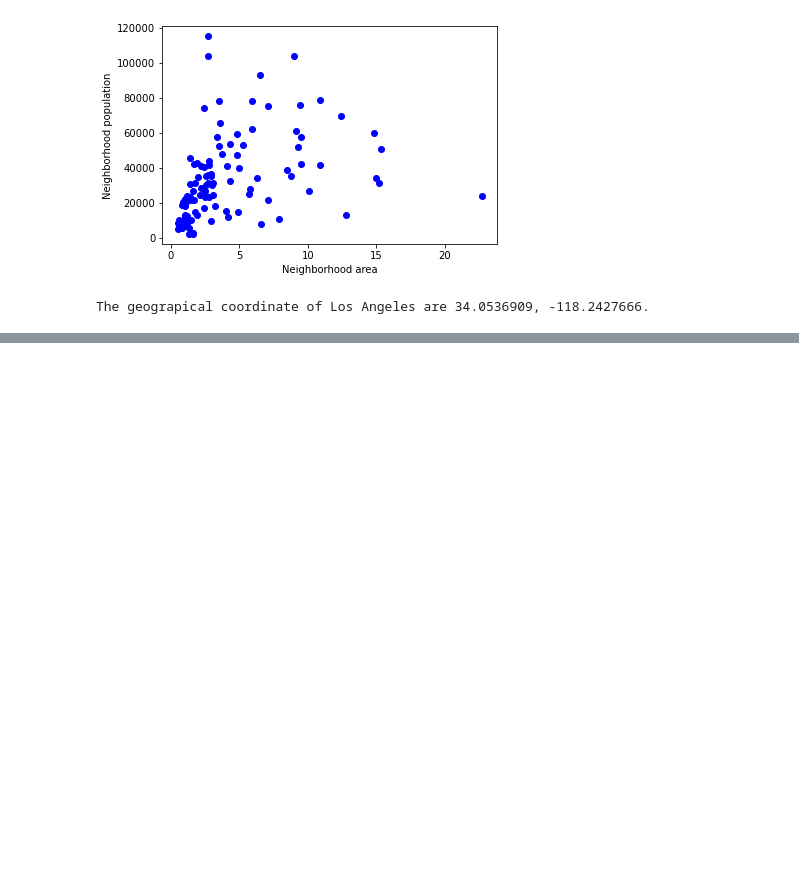
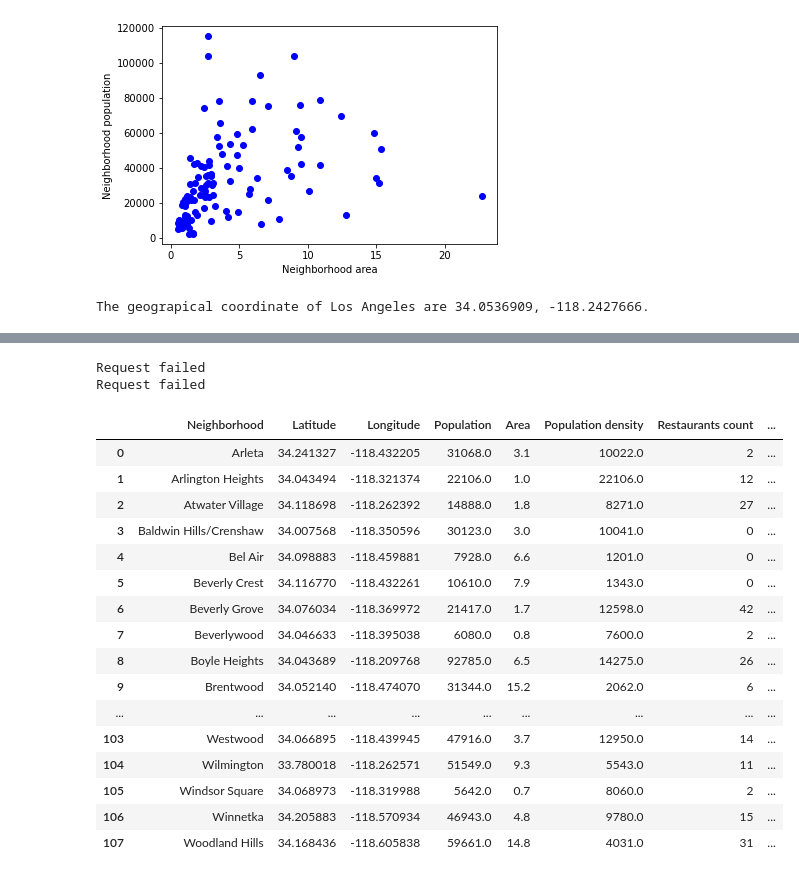
Before and after one commit to hammoud39/Machine_learning_capstone, a Jupyter notebook: Capstone Project - The Battle of Neighborhoods.ipynb, the cells around one changed output, grey strips where cells are left out. Drawn from its saved outputs; the diff is of its cells as text; code cells hidden in the pictures; blank space fills up the shorter version.

```diff
--- a/Capstone Project - The Battle of Neighborhoods.ipynb
+++ b/Capstone Project - The Battle of Neighborhoods.ipynb
@@ -183,8 +187,8 @@ for row in area_table:
     neighbor_name = row.findAll('td')[0].a.renderContents().strip().decode("utf-8").replace("_", " ").replace("-", " ")
     population = float(row.findAll('td')[11].renderContents())
     area = float(row.findAll('td')[12].renderContents())
-    if any(neighborhoods_df['Neighborhood'] == neighbor_name):
-        neighborhoods_df.loc[neighborhoods_df['Neighborhood'] == neighbor_name, 'Population'] = population
-        neighborhoods_df.loc[neighborhoods_df['Neighborhood'] == neighbor_name, 'Area'] = area
+    if any(LA_df['Neighborhood'] == neighbor_name):
+        LA_df.loc[LA_df['Neighborhood'] == neighbor_name, 'Population'] = population
+        LA_df.loc[LA_df['Neighborhood'] == neighbor_name, 'Area'] = area
 # %%
 # Drop the neighborhoods for which the area data is missing
@@ -270,0 +317,33 @@ radius = 500
+# %%
+# Getting number of restaurants in each neighborhood
+restaurants_count = []
+lebanese_restaurants_count = []
+
+for ind in range(LA_df.shape[0]):
+    restaurants_count.append(get_venue_count(LA_df, ind, '4d4b7105d754a06374d81259')) # categoryId 'Food'
+    lebanese_restaurants_count.append(get_venue_count(LA_df, ind, '58daa1558bbb0b01f18ec1cd')) # categoryId 'Lebanese restaurant'
+
+LA_df['Restaurants count'] = restaurants_count
+LA_df['Lebanese restaurants count'] = lebanese_restaurants_count
+
+LA_df
+# %% [output]
+Request failed
+Request failed
+|  | Neighborhood | Latitude | Longitude | Population | Area | Population density | Restaurants count | ... |
+| 0 | Arleta | 34.241327 | -118.432205 | 31068.0 | 3.1 | 10022.0 | 2 | ... |
+| 1 | Arlington Heights | 34.043494 | -118.321374 | 22106.0 | 1.0 | 22106.0 | 12 | ... |
+| 2 | Atwater Village | 34.118698 | -118.262392 | 14888.0 | 1.8 | 8271.0 | 27 | ... |
+| 3 | Baldwin Hills/Crenshaw | 34.007568 | -118.350596 | 30123.0 | 3.0 | 10041.0 | 0 | ... |
+| 4 | Bel Air | 34.098883 | -118.459881 | 7928.0 | 6.6 | 1201.0 | 0 | ... |
+| 5 | Beverly Crest | 34.116770 | -118.432261 | 10610.0 | 7.9 | 1343.0 | 0 | ... |
+| 6 | Beverly Grove | 34.076034 | -118.369972 | 21417.0 | 1.7 | 12598.0 | 42 | ... |
+| 7 | Beverlywood | 34.046633 | -118.395038 | 6080.0 | 0.8 | 7600.0 | 2 | ... |
+| 8 | Boyle Heights | 34.043689 | -118.209768 | 92785.0 | 6.5 | 14275.0 | 26 | ... |
+| 9 | Brentwood | 34.052140 | -118.474070 | 31344.0 | 15.2 | 2062.0 | 6 | ... |
+| ... | ... | ... | ... | ... | ... | ... | ... | ... |
+| 103 | Westwood | 34.066895 | -118.439945 | 47916.0 | 3.7 | 12950.0 | 14 | ... |
+| 104 | Wilmington | 33.780018 | -118.262571 | 51549.0 | 9.3 | 5543.0 | 11 | ... |
+| 105 | Windsor Square | 34.068973 | -118.319988 | 5642.0 | 0.7 | 8060.0 | 2 | ... |
+| 106 | Winnetka | 34.205883 | -118.570934 | 46943.0 | 4.8 | 9780.0 | 15 | ... |
+| 107 | Woodland Hills | 34.168436 | -118.605838 | 59661.0 | 14.8 | 4031.0 | 31 | ... |
```
Also changed, not shown: parts of 24 cells of this notebook, 2 other files.
